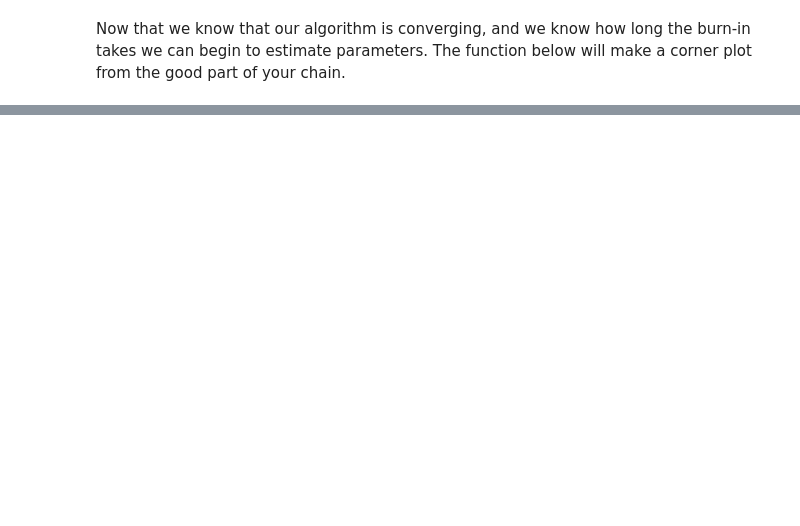
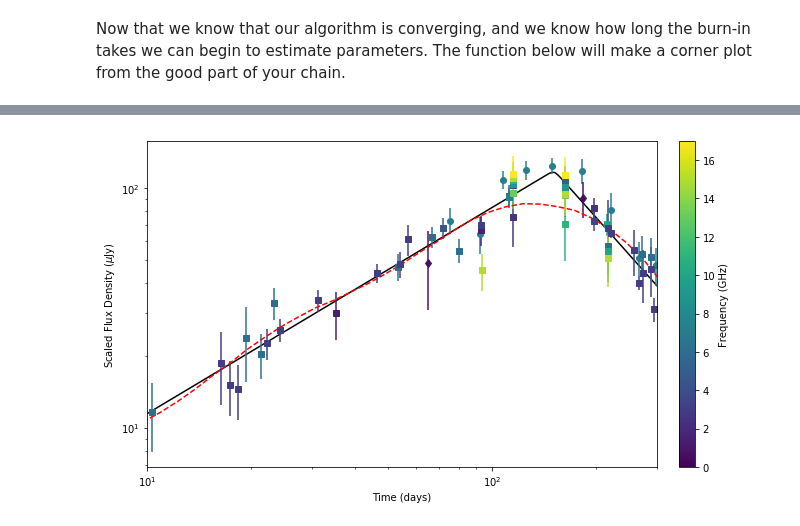
Before and after one commit to ddobie/growth-winter-school-2018, a Jupyter notebook: full_solutions.ipynb, the cells around one changed output, grey strips where cells are left out. Saved outputs shown, nothing was run; the diff lists cells and outputs as text; code cells hidden in the pictures; blank space fills up the shorter version.

```diff
--- a/full_solutions.ipynb
+++ b/full_solutions.ipynb
@@ -477,0 +505,9 @@ calculate_ftest(chi2_best, p_t, chi2_nt, p_nt, n)
+# %%
+full_args = []
+for param in param_names:
+    val = best_params[param][0]
+    full_args.append(val)
+
+make_plot(plotting_data,scaled=True,model=smooth_broken_power_law,params=full_args, plot_models=True)
+# %% [output]
+[figure, added]
```
Also changed, not shown: parts of 19 cells of this notebook.
